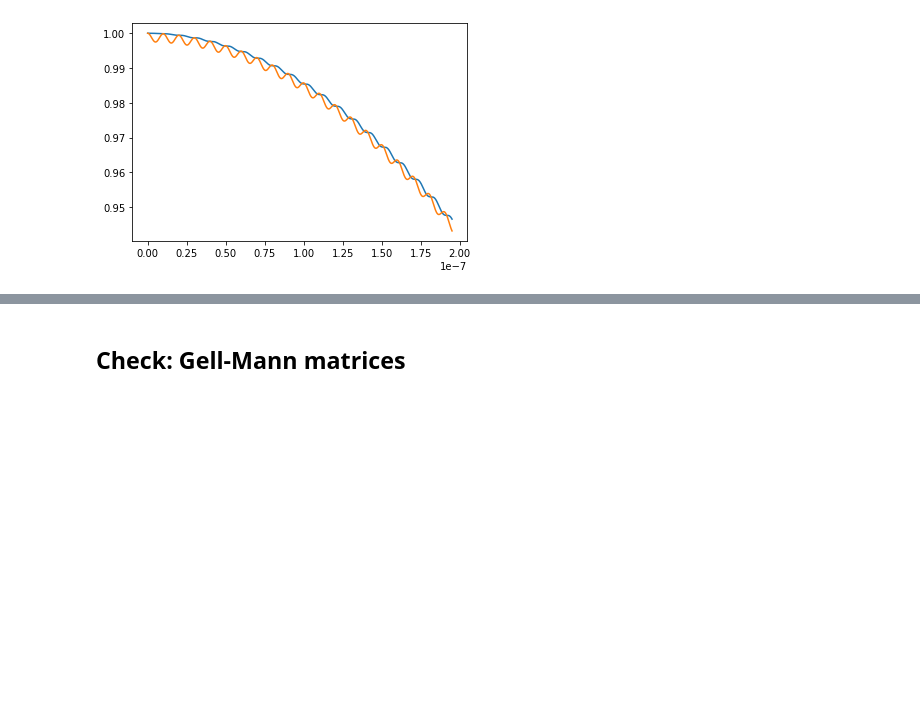
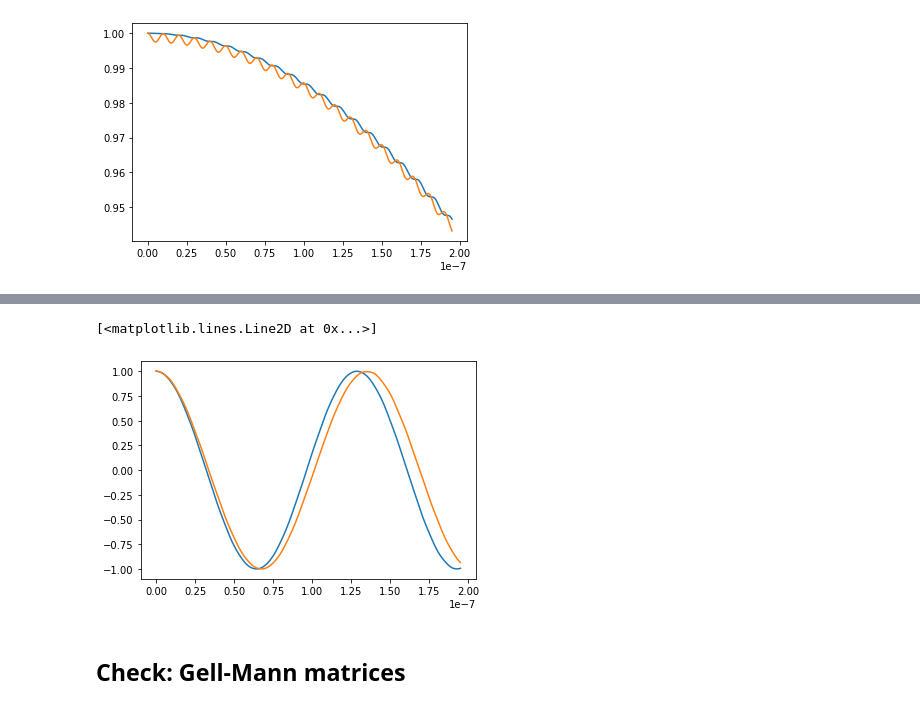
Before and after one commit to UTokyo-ICEPP/qudit-sim, a Jupyter notebook: validation.ipynb, the cells around one changed output, grey strips where cells are left out. Drawn from its saved outputs; the diff is of its cells as text; code cells hidden in the pictures; blank space fills up the shorter version.

```diff
--- a/validation.ipynb
+++ b/validation.ipynb
@@ -161,3 +250,9 @@ plt.plot(tlist, result_1.expect[1])
+# %%
+plt.plot(tlist, result_0.expect[1])
+plt.plot(tlist, result_1.expect[1])
+# %% [output]
+[<matplotlib.lines.Line2D at 0x...>]
+[figure, added]
 # %% [markdown]
 ## Check: Gell-Mann matrices
 # %%
```
Also changed, not shown: parts of 9 cells of this notebook, 2 other files.
